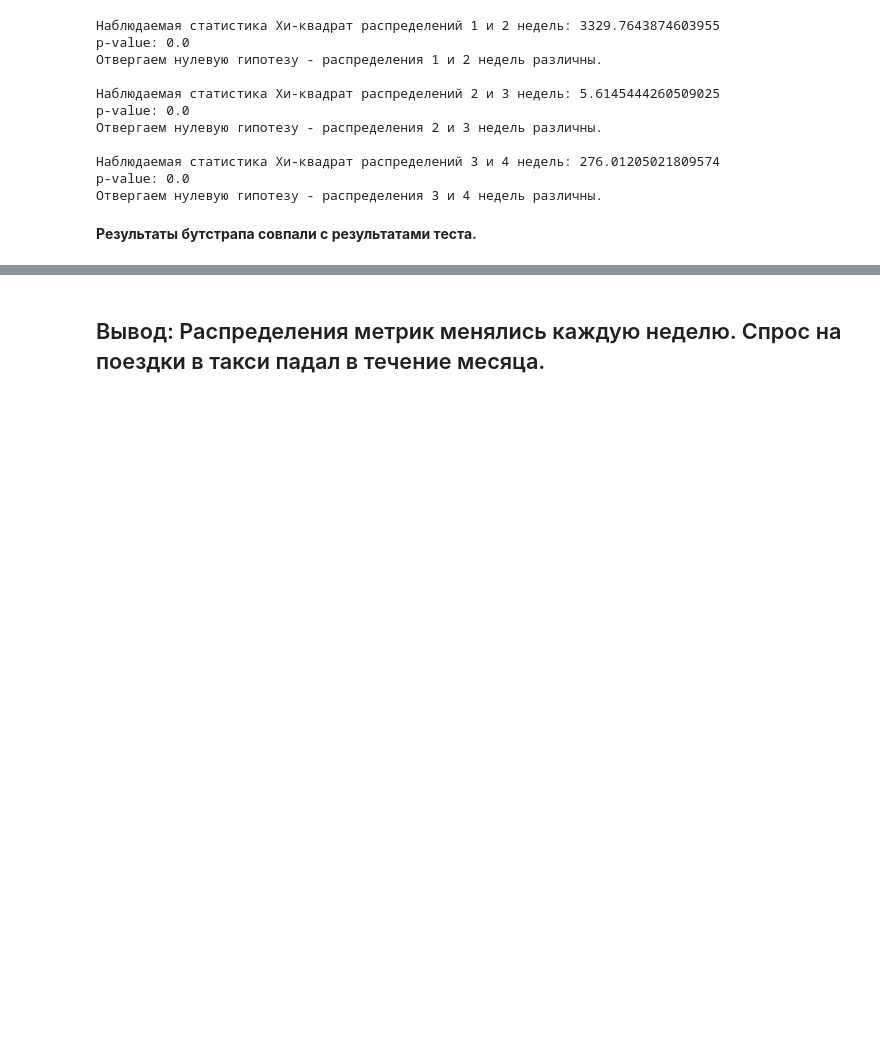
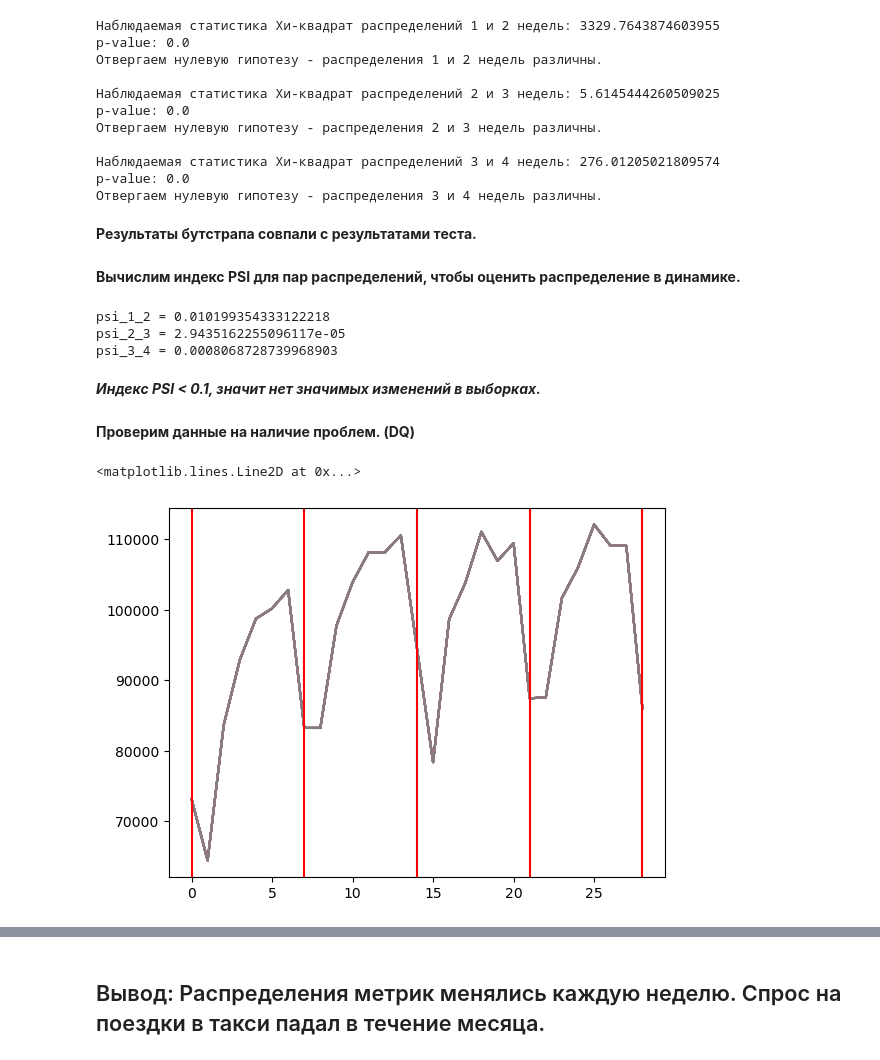
Before and after one commit to polovnik0v/shad_math, a Jupyter notebook: Дз8.ipynb, the cells around one changed output, grey strips where cells are left out. Cells and saved outputs as stored; diff of their text form; code cells hidden in the pictures; blank space fills up the shorter version.

```diff
--- a/Дз8.ipynb
+++ b/Дз8.ipynb
@@ -384,3 +464,71 @@ p-value: 0.0
 Отвергаем нулевую гипотезу - распределения 3 и 4 недель различны.
 # %% [markdown]
 **Результаты бутстрапа совпали с результатами теста.**
+# %% [markdown]
+**Вычислим индекс PSI для пар распределений, чтобы оценить распределение в динамике.**
+# %%
+def _psi(expected: np.ndarray, actual: np.ndarray, bucket_type: str = "bins", n_bins: int = 10) -> float:
+
+    breakpoints = np.arange(0, n_bins + 1) / (n_bins) * 100
+    if bucket_type == "bins":
+        breakpoints = np.histogram(expected, n_bins)[1]
+    elif bucket_type == "quantiles":
+        breakpoints = np.percentile(expected, breakpoints)
+
+    expected_percents = np.histogram(expected, breakpoints)[0] / len(expected)
+    actual_percents = np.histogram(actual, breakpoints)[0] / len(actual)
+    expected_percents = np.clip(expected_percents, a_min=0.0001, a_max=None)
+    actual_percents = np.clip(actual_percents, a_min=0.0001, a_max=None)
+    psi_value = (expected_percents - actual_percents) * np.log(expected_percents / actual_percents)
+    psi_value = sum(psi_value)
+
+    return psi_value
+
+
+def calculate_psi(
+        expected: np.ndarray, actual: np.ndarray, bucket_type: str = "bins", n_bins: int = 20, axis: int = 0) -> np.ndarray:
+    if len(expected.shape) == 1:
+        psi_values = np.empty(len(expected.shape))
+    else:
+        psi_values = np.empty(expected.shape[axis])
+
+    for i in range(0, len(psi_values)):
+        if len(psi_values) == 1:
+            psi_values = _psi(expected, actual, bucket_type, n_bins)
+        elif axis == 0:
+            psi_values[i] = _psi(expected[:, i], actual[:, i], bucket_type, n_bins)
+        elif axis == 1:
+            psi_values[i] = _psi(expected[i, :], actual[i, :], bucket_type, n_bins)
+        return np.array(psi_values)
+
+
+print('psi_1_2 =', calculate_psi(week_1['passenger_count'], week_2['passenger_count'], bucket_type="bins", n_bins=10, axis=0))
+print('psi_2_3 =', calculate_psi(week_2['passenger_count'], week_3['passenger_count'], bucket_type="bins", n_bins=10, axis=0))
+print('psi_3_4 =', calculate_psi(week_3['passenger_count'], week_4['passenger_count'], bucket_type="bins", n_bins=10, axis=0))
+# %% [output]
+psi_1_2 = 0.010199354333122218
+psi_2_3 = 2.9435162255096117e-05
+psi_3_4 = 0.0008068728739968903
+# %% [markdown]
+***Индекс PSI < 0.1, значит нет значимых изменений в выборках.***
+# %% [markdown]
+**Проверим данные на наличие проблем. (DQ)**
+# %%
+count_list = []
+mean_list = []
+
+datetime.date(2023, 1, 8)
+
+for i in tqdm(range(1,30)):
+    count_list.append(data[data['start_date'] == datetime.date(2023, 1, i)].count())
+    mean_list.append(data[data['start_date'] == datetime.date(2023, 1, i)]['passenger_count'].mean())
+# %%
+plt.plot(count_list)
+plt.axvline(x=0, color = 'r')
+plt.axvline(x=7, color = 'r')
+plt.axvline(x=14, color = 'r')
+plt.axvline(x=21, color = 'r')
+plt.axvline(x=28, color = 'r')
+# %% [output]
+<matplotlib.lines.Line2D at 0x...>
+[figure, added]
```
Also changed, not shown: parts of 12 cells of this notebook.
